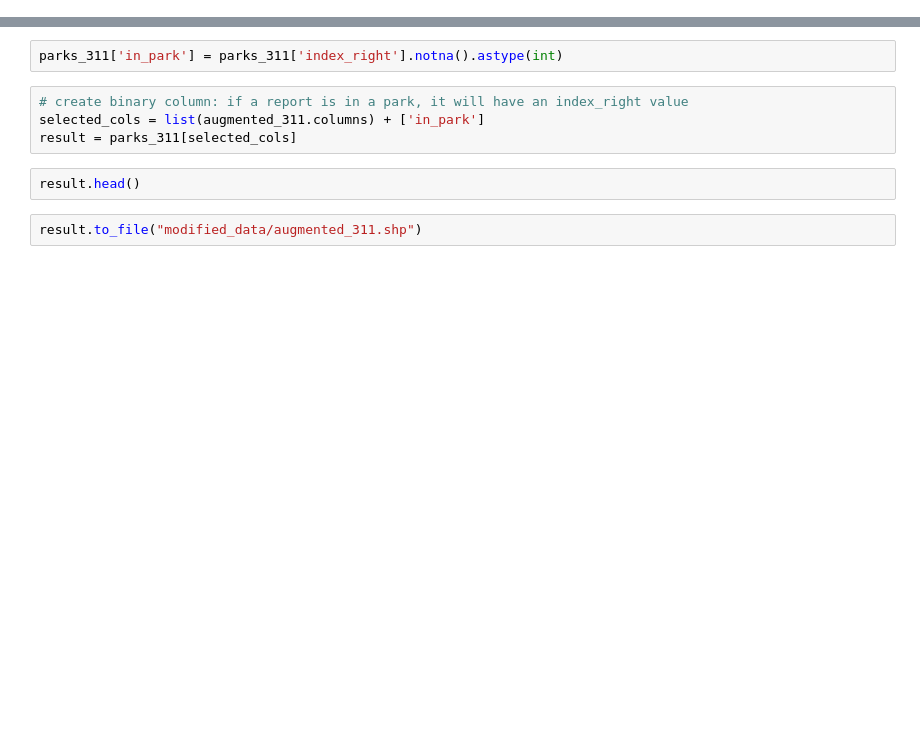
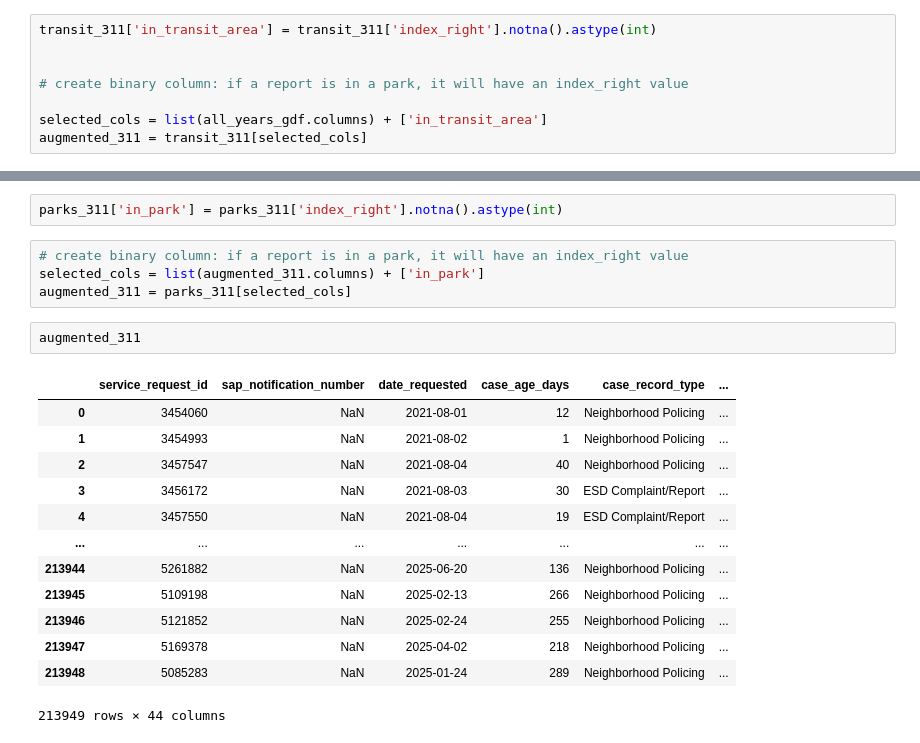
Before and after one commit to glow-27/Homelessness-Hub-311, a Jupyter notebook: combining_data.ipynb, the cells around one changed output, grey strips where cells are left out. Saved outputs shown, nothing was run; the diff lists cells and outputs as text; blank space fills up the shorter version.

Commit message:
fix merging with sensitive areas error

```diff
--- a/combining_data.ipynb
+++ b/combining_data.ipynb
@@ -249,3 +396,11 @@ land_use_311.to_file("modified_data/augmented_311.shp")
+# %%
+transit_311['in_transit_area'] = transit_311['index_right'].notna().astype(int)
+
+
+# create binary column: if a report is in a park, it will have an index_right value
+
+selected_cols = list(all_years_gdf.columns) + ['in_transit_area']
+augmented_311 = transit_311[selected_cols]
 # %% [markdown]
 ### Add binary variable: whether in park or not
 # %%
@@ -263,8 +427,20 @@ parks_311['in_park'] = parks_311['index_right'].notna().astype(int)
 # %%
 # create binary column: if a report is in a park, it will have an index_right value
 selected_cols = list(augmented_311.columns) + ['in_park']
-result = parks_311[selected_cols]
+augmented_311 = parks_311[selected_cols]
 # %%
-result.head()
+augmented_311
+# %% [output]
+|  | service_request_id | sap_notification_number | date_requested | case_age_days | case_record_type | ... |
+| 0 | 3454060 | NaN | 2021-08-01 | 12 | Neighborhood Policing | ... |
+| 1 | 3454993 | NaN | 2021-08-02 | 1 | Neighborhood Policing | ... |
+| 2 | 3457547 | NaN | 2021-08-04 | 40 | Neighborhood Policing | ... |
+| 3 | 3456172 | NaN | 2021-08-03 | 30 | ESD Complaint/Report | ... |
+| 4 | 3457550 | NaN | 2021-08-04 | 19 | ESD Complaint/Report | ... |
+| ... | ... | ... | ... | ... | ... | ... |
+| 213944 | 5261882 | NaN | 2025-06-20 | 136 | Neighborhood Policing | ... |
+| 213945 | 5109198 | NaN | 2025-02-13 | 266 | Neighborhood Policing | ... |
+| 213946 | 5121852 | NaN | 2025-02-24 | 255 | Neighborhood Policing | ... |
+| 213947 | 5169378 | NaN | 2025-04-02 | 218 | Neighborhood Policing | ... |
+| 213948 | 5085283 | NaN | 2025-01-24 | 289 | Neighborhood Policing | ... |
+213949 rows × 44 columns
-# %%
-result.to_file("modified_data/augmented_311.shp")
```
Also changed, not shown: parts of 60 cells of this notebook, 1 other file.
